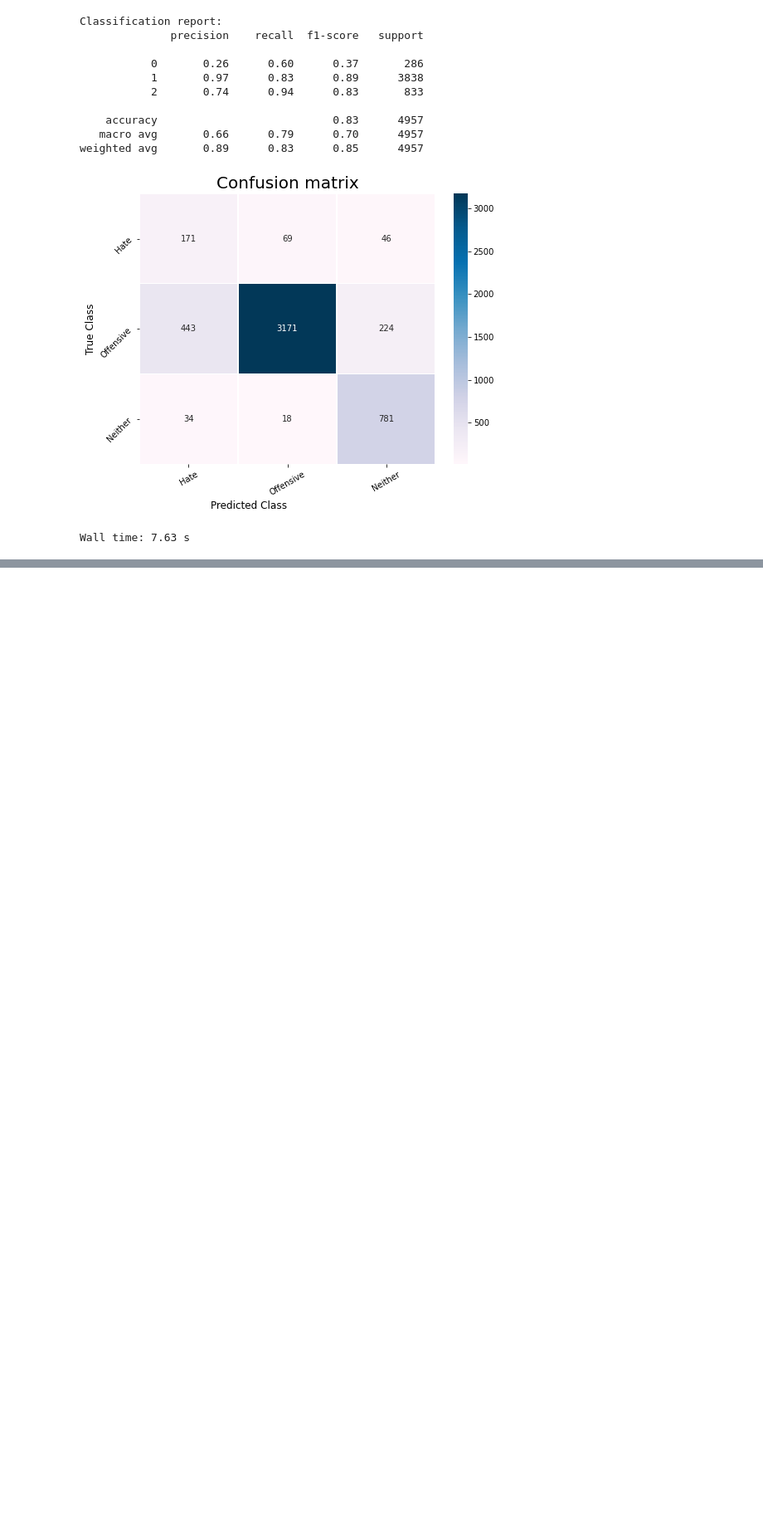
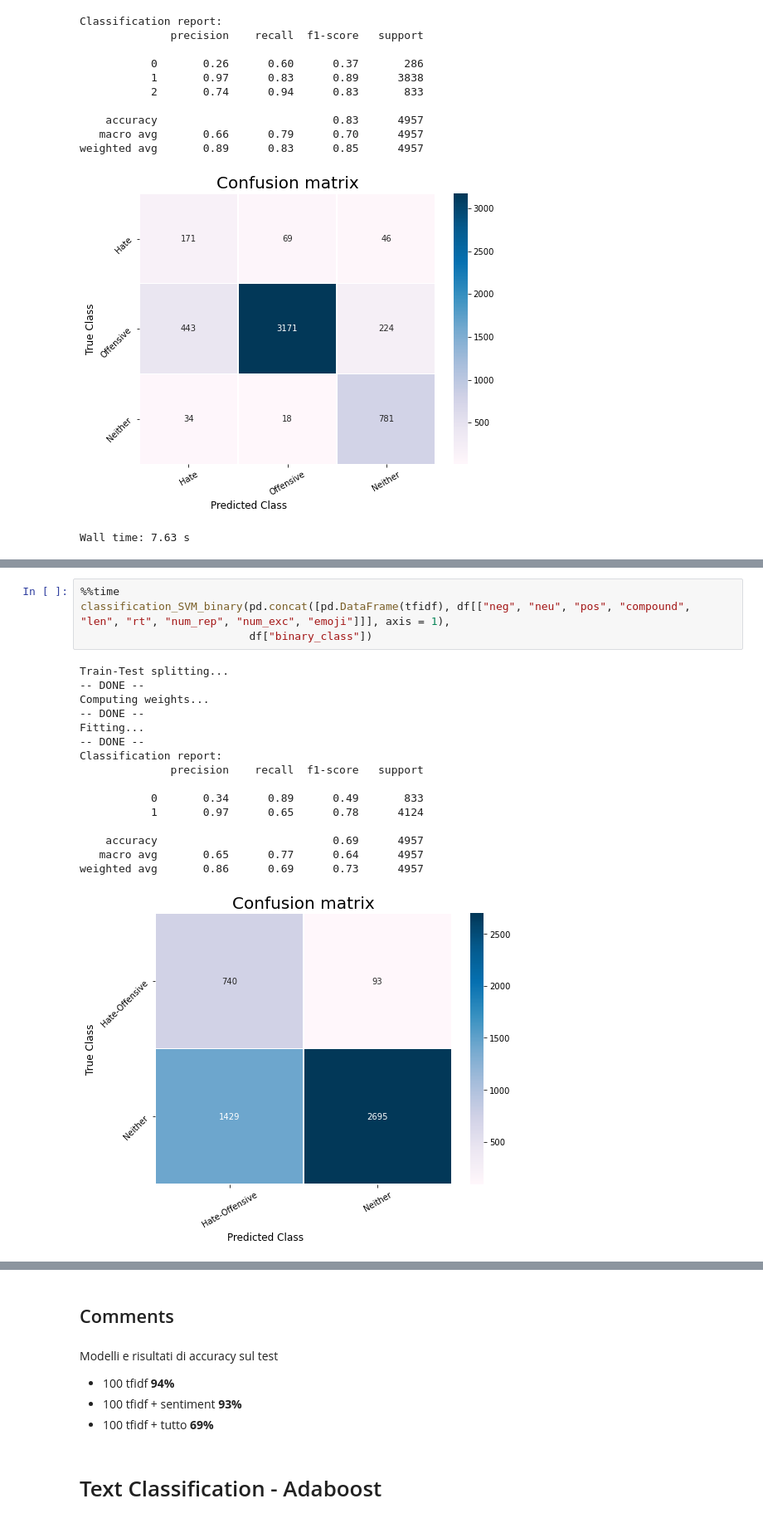
Before and after one commit to MarcoP9/textmining, a Jupyter notebook: code/Text_mining.ipynb, the cells around one changed output, grey strips where cells are left out. Shown at 83% size. Drawn from its saved outputs; the diff is of its cells as text; blank space fills up the shorter version.

Commit message:
adaboost is up

```diff
--- a/code/Text_mining.ipynb
+++ b/code/Text_mining.ipynb
@@ -404,0 +345,21 @@ def classification_SVM(data, label):
+# %%
+%%time
+classification_SVM_binary(pd.concat([pd.DataFrame(tfidf), df[["neg", "neu", "pos", "compound", "len", "rt", "num_rep", "num_exc", "emoji"]]], axis = 1),
+                          df["binary_class"])
+# %% [output]
+Train-Test splitting...
+-- DONE --
+Computing weights...
+-- DONE --
+Fitting...
+-- DONE --
+Classification report:
+              precision    recall  f1-score   support
+
+           0       0.34      0.89      0.49       833
+           1       0.97      0.65      0.78      4124
+
+    accuracy                           0.69      4957
+   macro avg       0.65      0.77      0.64      4957
+weighted avg       0.86      0.69      0.73      4957
+[figure, added]
@@ -404,0 +367,9 @@ def classification_SVM(data, label):
+# %% [markdown]
+## Comments
+# %% [markdown]
+Modelli e risultati di accuracy sul test
+- 100 tfidf **94%**
+- 100 tfidf + sentiment **93%**
+- 100 tfidf + tutto **69%**
+# %% [markdown]
+# Text Classification - Adaboost
```
Also changed, not shown: parts of 39 cells of this notebook.
